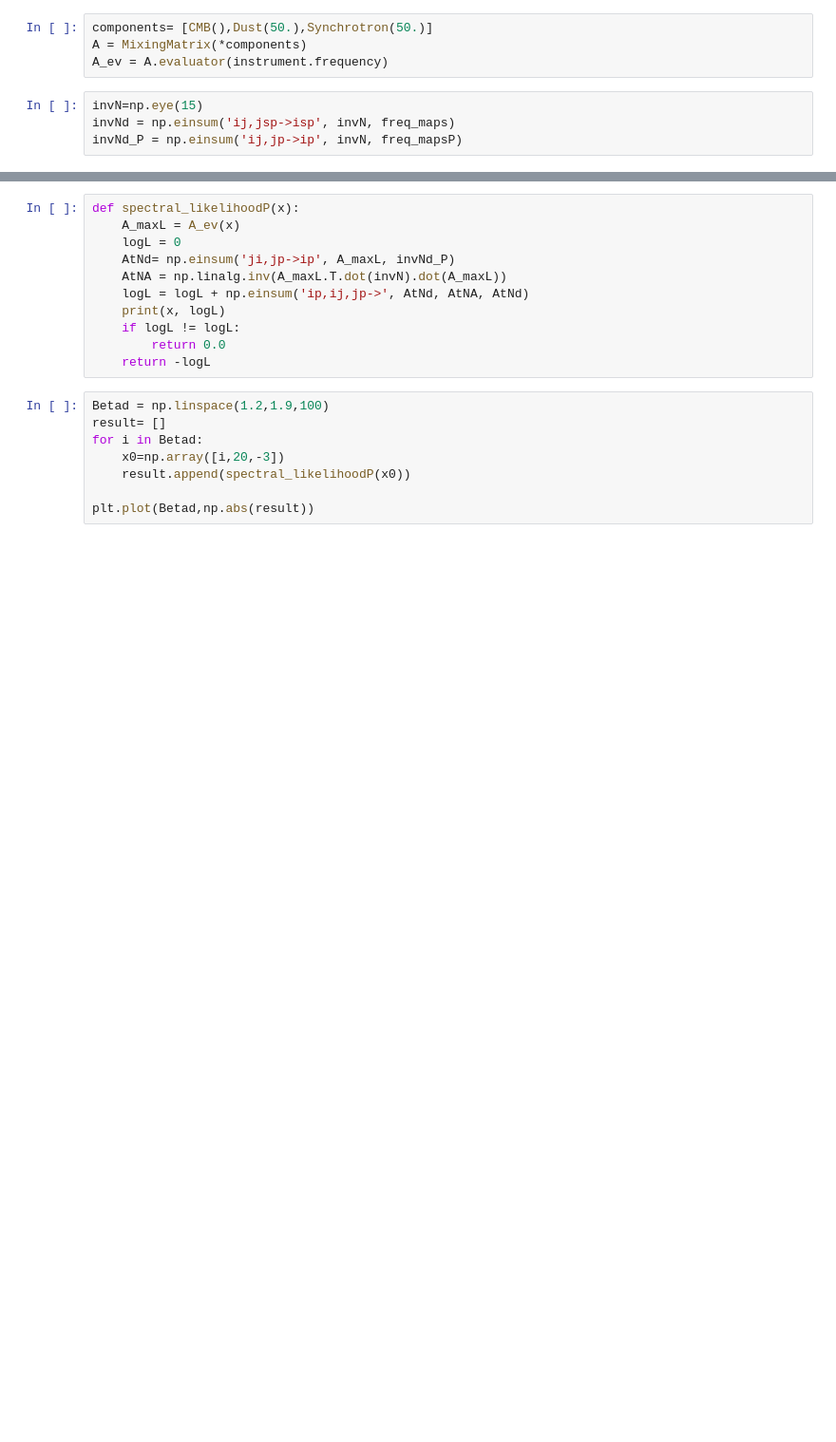
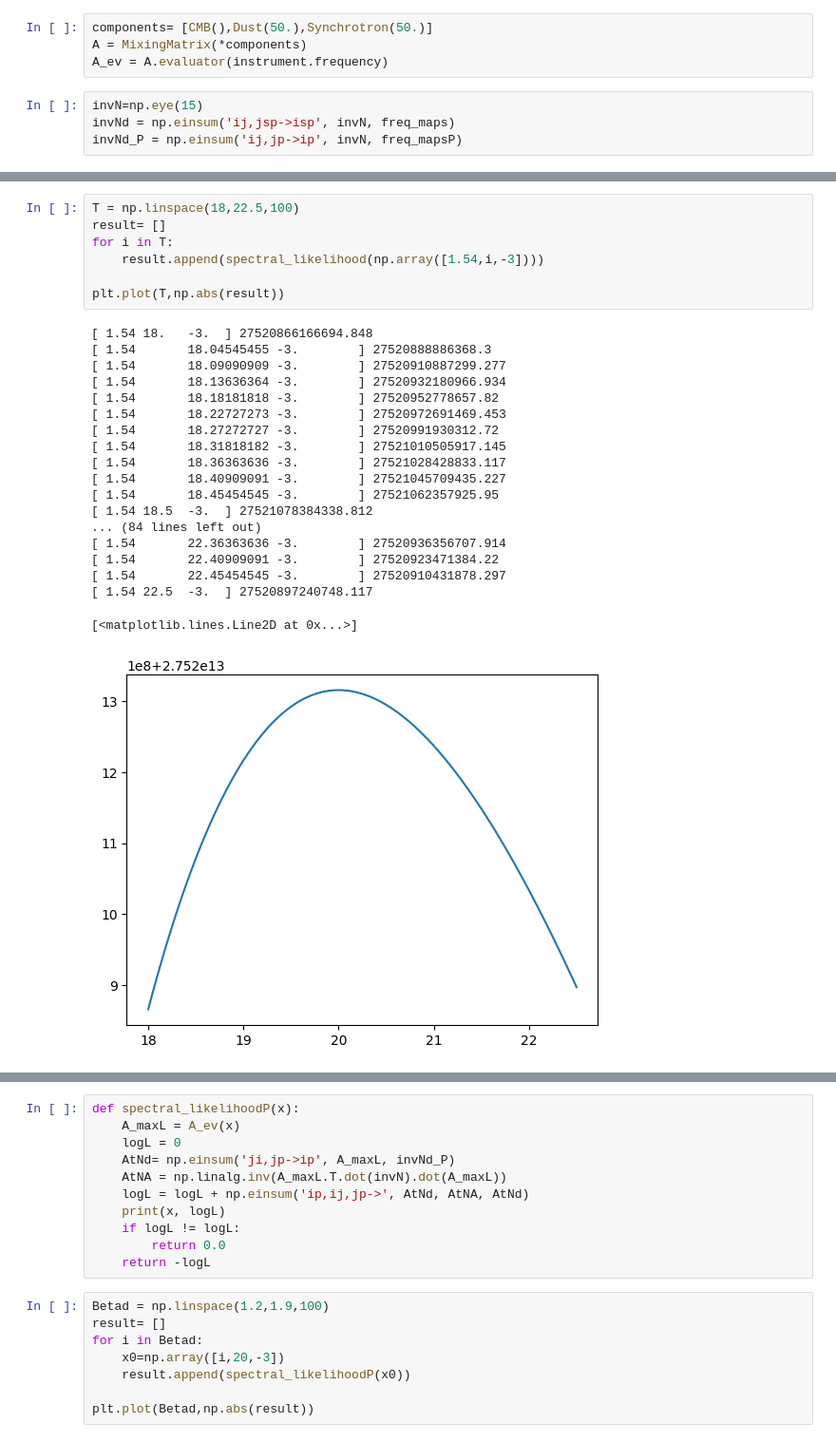
Before and after one commit to AlicePirotta/APC, a Jupyter notebook: Likelihood.ipynb, the cells around one changed output, grey strips where cells are left out. Shown: that part at 95% size. Cells and saved outputs as stored; diff of their text form; blank space fills up the shorter version.

```diff
--- a/Likelihood.ipynb
+++ b/Likelihood.ipynb
@@ -35,0 +77,27 @@ invNd_P = np.einsum('ij,jp->ip', invN, freq_mapsP)
+# %%
+T = np.linspace(18,22.5,100)
+result= []
+for i in T:
+    result.append(spectral_likelihood(np.array([1.54,i,-3])))
+
+plt.plot(T,np.abs(result))
+# %% [output]
+[ 1.54 18.   -3.  ] 27520866166694.848
+[ 1.54       18.04545455 -3.        ] 27520888886368.3
+[ 1.54       18.09090909 -3.        ] 27520910887299.277
+[ 1.54       18.13636364 -3.        ] 27520932180966.934
+[ 1.54       18.18181818 -3.        ] 27520952778657.82
+[ 1.54       18.22727273 -3.        ] 27520972691469.453
+[ 1.54       18.27272727 -3.        ] 27520991930312.72
+[ 1.54       18.31818182 -3.        ] 27521010505917.145
+[ 1.54       18.36363636 -3.        ] 27521028428833.117
+[ 1.54       18.40909091 -3.        ] 27521045709435.227
+[ 1.54       18.45454545 -3.        ] 27521062357925.95
+[ 1.54 18.5  -3.  ] 27521078384338.812
+... (84 lines left out)
+[ 1.54       22.36363636 -3.        ] 27520936356707.914
+[ 1.54       22.40909091 -3.        ] 27520923471384.22
+[ 1.54       22.45454545 -3.        ] 27520910431878.297
+[ 1.54 22.5  -3.  ] 27520897240748.117
+[<matplotlib.lines.Line2D at 0x...>]
+[figure, added]
```
Also changed, not shown: parts of 10 cells of this notebook.
